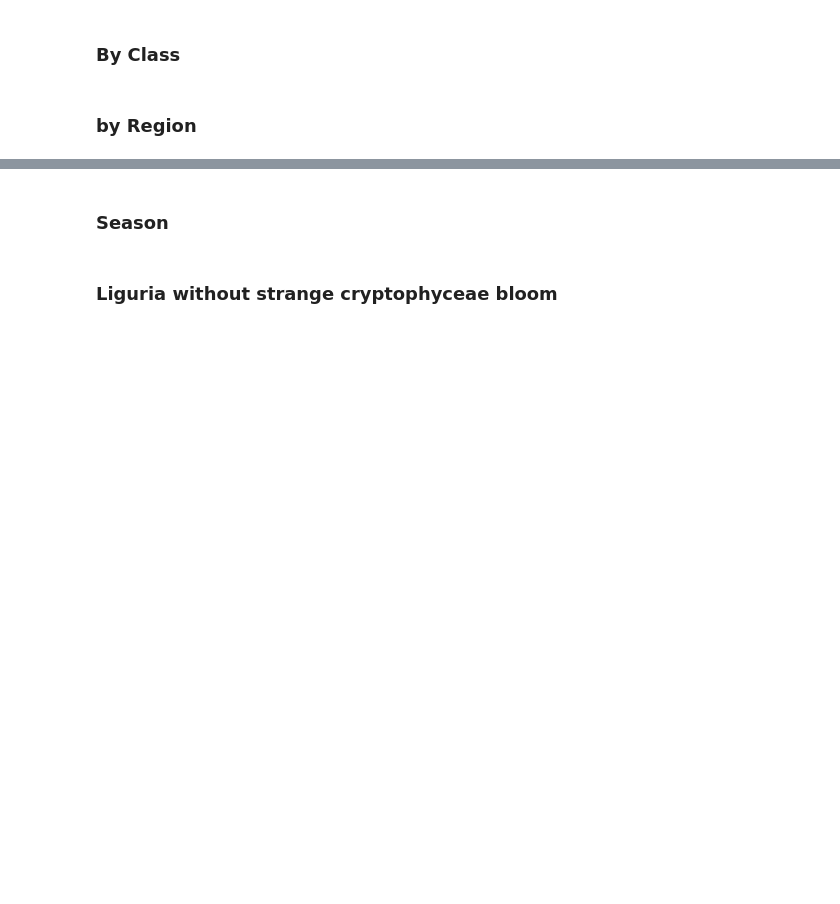
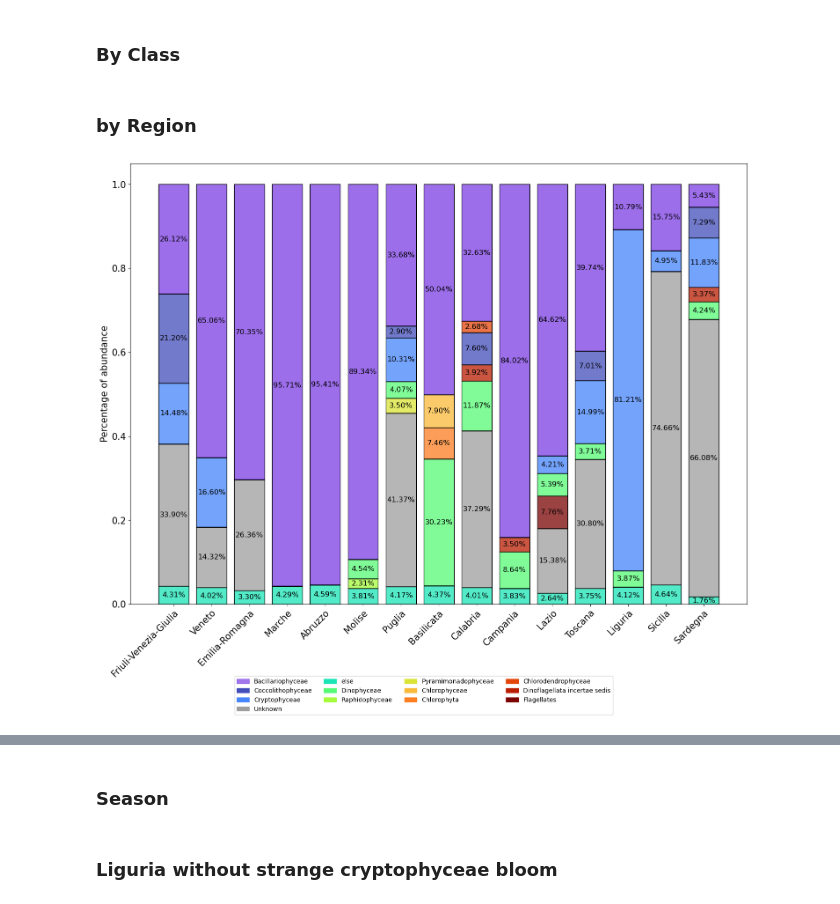
Before and after one commit to Alberto-Ghedin/ISPRA_20152017_Analysis, a Jupyter notebook: Report_abund.ipynb, the cells around one changed output, grey strips where cells are left out. Cells and saved outputs as stored; diff of their text form; code cells hidden in the pictures; blank space fills up the shorter version.

```diff
--- a/Report_abund.ipynb
+++ b/Report_abund.ipynb
@@ -428,44 +433,47 @@ for (region, df_region) in phyto_abund_simplified.groupby("Region", observed=Tru
     df["Region"] = region
     df_abund_by_class = pd.concat([df_abund_by_class, df])
 
+df_abund_by_class.loc[df_abund_by_class["Class"] == "Other phytoplankton", "Class"] = "Unknown"
 df_abund_by_class["Region"] = pd.Categorical(df_abund_by_class["Region"], ordered=True, categories=ordered_regions)
 all_names = df_abund_by_class["Class"].unique()
 num_colors = all_names.size
 colors = plt.get_cmap("turbo")(np.linspace(0, 1, num_colors))
 color_dict = {name: color for name, color in zip(all_names, colors)}
 color_dict["Bacillariophyceae"] = [123 / 255, 62 / 255, 228 / 255, 0.7]
-color_dict["Other phytoplankton"] = [0.62, 0.62, 0.62, 1]
+color_dict["Unknown"] = [0.62, 0.62, 0.62, 1]
 
 sns.histplot(
     df_abund_by_class.pivot_table(
         index="Region", columns="Class", values="Num_cell_l"
     ).fillna(0).apply(lambda x: x / np.sum(x), axis=1).stack().reset_index().rename(columns={0: "Percentage"}),
     x='Region',
     hue='Class',
     weights='Percentage',
     multiple='stack',
     discrete = True,
     ax=ax,
     palette=color_dict,
     legend=False,
     shrink = 0.8  # Adjust the binwidth to widen the distance between bars
     )
 
 for p in ax.patches:
     width, height = p.get_width(), p.get_height()
     if height == 0:
         continue
     x, y = p.get_xy()
     ax.annotate(f'{height:.2%}', (x + width/2, y + height/2), ha='center', va='center', fontsize=12, color='black')
 
 ax.set_xlabel("")
 ax.set_ylabel("Percentage of abundance", size = 15)
 ax.set_xticks(ax.get_xticks())
 ax.set_xticklabels(ax.get_xticklabels(), rotation = 45, rotation_mode = "anchor", ha = "right", fontsize = 15)
 ax.set_yticks(ax.get_yticks())
 ax.set_yticklabels(ax.get_yticklabels(), fontsize = 15)
 ax.set_ylim(0,1.05)
 handles = [mpatches.Patch(color=color_dict[name], label=name) for name in all_names]
 fig.legend(handles=handles, bbox_to_anchor=(0, -.07, 1, 0.101), loc='center', ncol=4)
 plt.tight_layout()
-#plt.savefig(_HOME_ + "/PHD/ISPRA_20152017_Analysis/Plots/Abund_levels/Class_contribution_bar.png", bbox_inches='tight')
+plt.savefig(_HOME_ + "/ISPRA_20152017_Analysis/Plots/Abund_levels/Class_contribution_bar.png", bbox_inches='tight')
+# %% [output]
+[figure, added]
```
Also changed, not shown: parts of 4 cells of this notebook, 1 other file.
